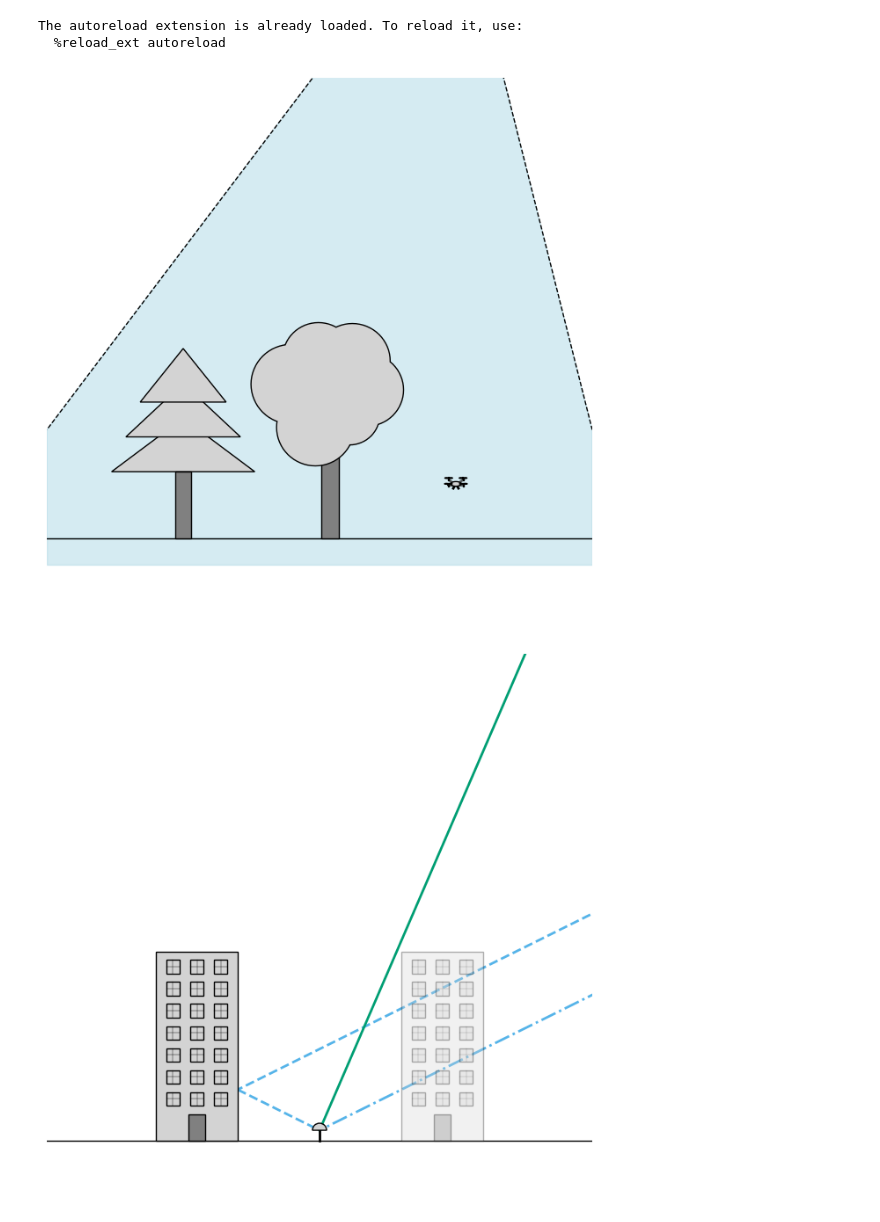
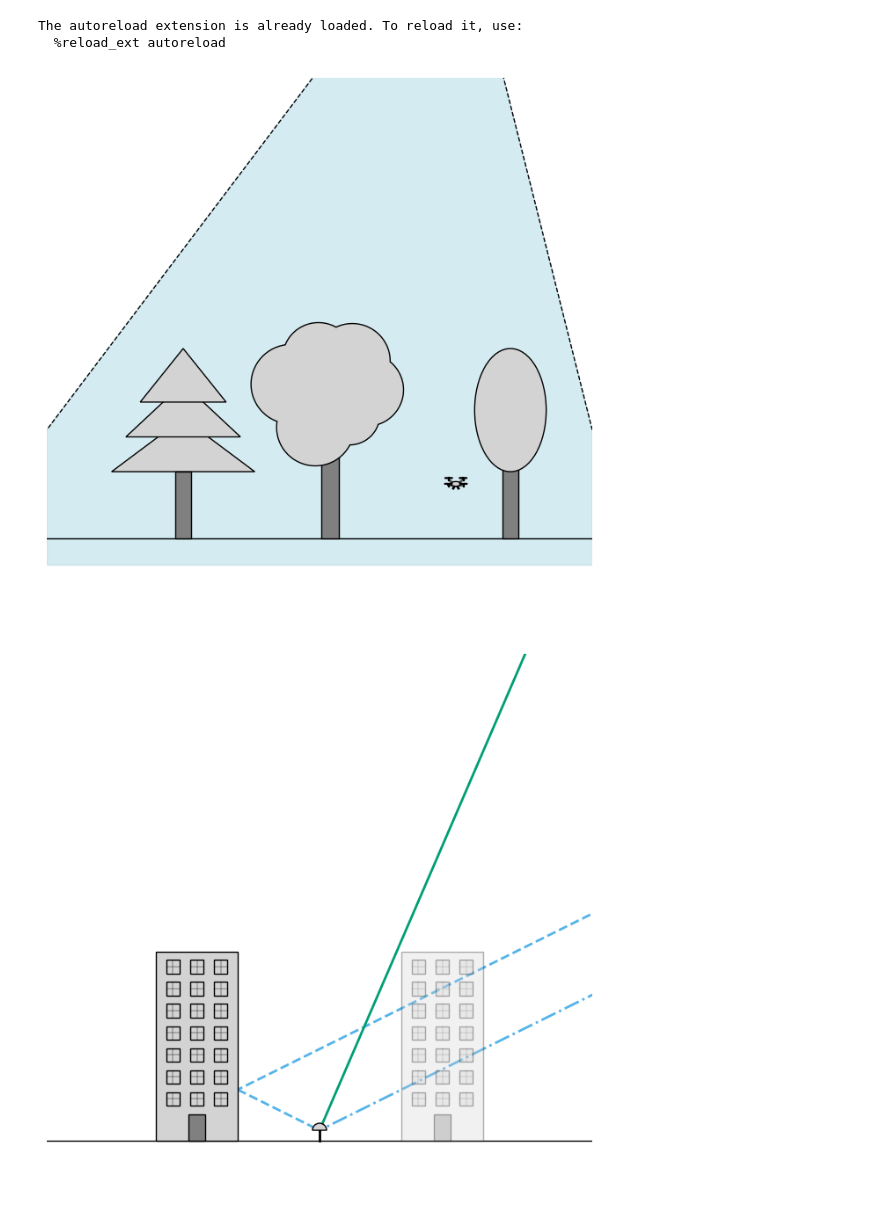
Before and after one commit to R0hero/gsi, a Jupyter notebook: example_scripts.ipynb, the cells around one changed output. Drawn from its saved outputs; the diff is of its cells as text; code cells hidden in the pictures.

Commit message:
feat: add poplar tree to illustration in example_scripts.ipynb

```diff
--- a/example_scripts.ipynb
+++ b/example_scripts.ipynb
@@ -36,34 +36,36 @@ from gsi import Receiver, Satellite, Blob, Ground, Building, Drone, Tree
 ground = Ground(height=5)
 
 deciduous_tree = Tree(position=(2, ground.height), height=40, treetype='Deciduous')
 conifer_tree = Tree(position=(-25, ground.height), height=35, treetype='Conifer')
+poplar_tree = Tree(position=(35, ground.height), height=35, treetype='Poplar')
 
 satellite = Satellite(position=(25,125), rotation=15)
 
 drone = Drone(position=(25,15))
 
 fixed_x_limits = (-50, 50)
 
 fig, ax = plt.subplots(figsize=(8,8))
 
 ground.plot(ax)
 satellite.plot(ax, scale=2)
 
 satellite.draw_footprint(ax, ground, x_limits=fixed_x_limits)
 
 drone.plot(ax)
 
 deciduous_tree.plot(ax)
 conifer_tree.plot(ax)
+poplar_tree.plot(ax)
 
 # static settings
 ax.set_xlim(fixed_x_limits)
 ax.set_ylim([-10, fixed_x_limits[1]-fixed_x_limits[0]-10])
 
 ax.axis('off')
 plt.tick_params(left = False, right = False, labelleft = False, labelbottom = False, bottom = False)
 # %% [output]
-[figure, old version]
+[figure, new version]
 # %%
 ground = Ground()
 
```
